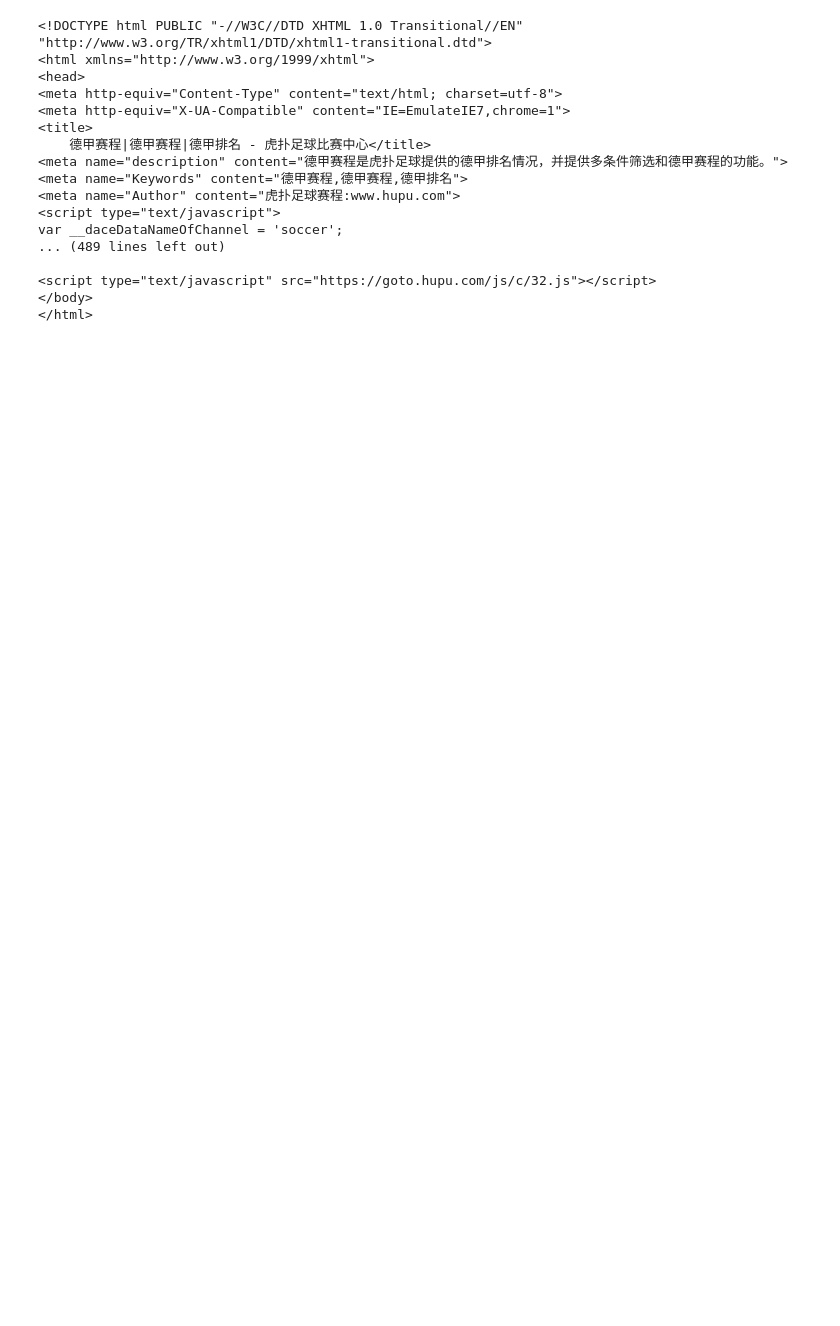
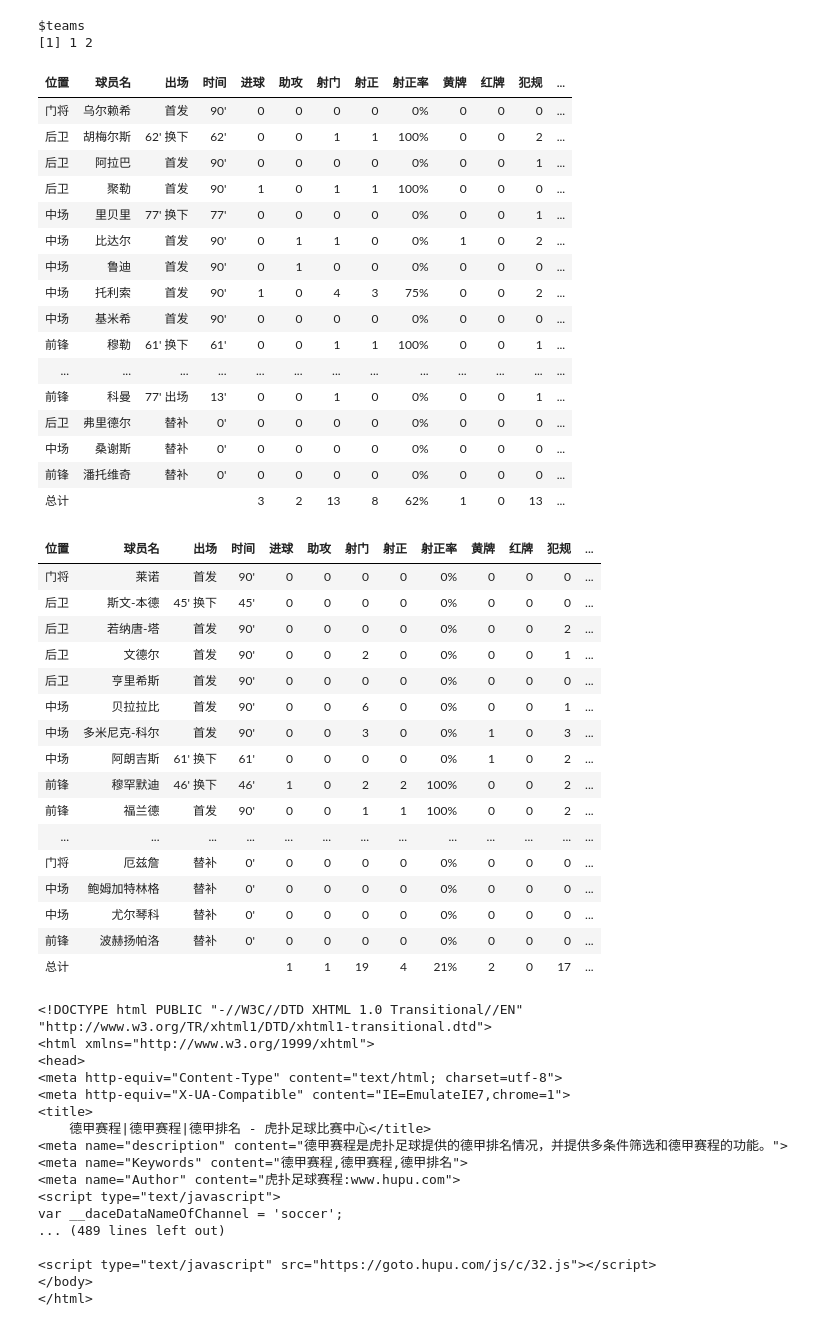
Before and after one commit to ghjan/ML, a Jupyter notebook: week5/football_1.ipynb, the cells around one changed output. Saved outputs shown, nothing was run; the diff lists cells and outputs as text; code cells hidden in the pictures; blank space fills up the shorter version.

```diff
--- a/week5/football_1.ipynb
+++ b/week5/football_1.ipynb
@@ -41,3 +157,48 @@ $`NULL`
+# %%
+data_season <- list()
+data_season$teams <- c(1,2)
+data_season
+# %% [output]
+$teams
+[1] 1 2
+# %%
+home
+away
+# %% [output]
+| 位置 | 球员名 | 出场 | 时间 | 进球 | 助攻 | 射门 | 射正 | 射正率 | 黄牌 | 红牌 | 犯规 | ... |
+| 门将 | 乌尔赖希 | 首发 | 90' | 0 | 0 | 0 | 0 | 0% | 0 | 0 | 0 | ... |
+| 后卫 | 胡梅尔斯 | 62' 换下 | 62' | 0 | 0 | 1 | 1 | 100% | 0 | 0 | 2 | ... |
+| 后卫 | 阿拉巴 | 首发 | 90' | 0 | 0 | 0 | 0 | 0% | 0 | 0 | 1 | ... |
+| 后卫 | 聚勒 | 首发 | 90' | 1 | 0 | 1 | 1 | 100% | 0 | 0 | 0 | ... |
+| 中场 | 里贝里 | 77' 换下 | 77' | 0 | 0 | 0 | 0 | 0% | 0 | 0 | 1 | ... |
+| 中场 | 比达尔 | 首发 | 90' | 0 | 1 | 1 | 0 | 0% | 1 | 0 | 2 | ... |
+| 中场 | 鲁迪 | 首发 | 90' | 0 | 1 | 0 | 0 | 0% | 0 | 0 | 0 | ... |
+| 中场 | 托利索 | 首发 | 90' | 1 | 0 | 4 | 3 | 75% | 0 | 0 | 2 | ... |
+| 中场 | 基米希 | 首发 | 90' | 0 | 0 | 0 | 0 | 0% | 0 | 0 | 0 | ... |
+| 前锋 | 穆勒 | 61' 换下 | 61' | 0 | 0 | 1 | 1 | 100% | 0 | 0 | 1 | ... |
+| ... | ... | ... | ... | ... | ... | ... | ... | ... | ... | ... | ... | ... |
+| 前锋 | 科曼 | 77' 出场 | 13' | 0 | 0 | 1 | 0 | 0% | 0 | 0 | 1 | ... |
+| 后卫 | 弗里德尔 | 替补 | 0' | 0 | 0 | 0 | 0 | 0% | 0 | 0 | 0 | ... |
+| 中场 | 桑谢斯 | 替补 | 0' | 0 | 0 | 0 | 0 | 0% | 0 | 0 | 0 | ... |
+| 前锋 | 潘托维奇 | 替补 | 0' | 0 | 0 | 0 | 0 | 0% | 0 | 0 | 0 | ... |
+| 总计 |  |  |  | 3 | 2 | 13 | 8 | 62% | 1 | 0 | 13 | ... |
+| 位置 | 球员名 | 出场 | 时间 | 进球 | 助攻 | 射门 | 射正 | 射正率 | 黄牌 | 红牌 | 犯规 | ... |
+| 门将 | 莱诺 | 首发 | 90' | 0 | 0 | 0 | 0 | 0% | 0 | 0 | 0 | ... |
+| 后卫 | 斯文-本德 | 45' 换下 | 45' | 0 | 0 | 0 | 0 | 0% | 0 | 0 | 0 | ... |
+| 后卫 | 若纳唐-塔 | 首发 | 90' | 0 | 0 | 0 | 0 | 0% | 0 | 0 | 2 | ... |
+| 后卫 | 文德尔 | 首发 | 90' | 0 | 0 | 2 | 0 | 0% | 0 | 0 | 1 | ... |
+| 后卫 | 亨里希斯 | 首发 | 90' | 0 | 0 | 0 | 0 | 0% | 0 | 0 | 0 | ... |
+| 中场 | 贝拉拉比 | 首发 | 90' | 0 | 0 | 6 | 0 | 0% | 0 | 0 | 1 | ... |
+| 中场 | 多米尼克-科尔 | 首发 | 90' | 0 | 0 | 3 | 0 | 0% | 1 | 0 | 3 | ... |
+| 中场 | 阿朗吉斯 | 61' 换下 | 61' | 0 | 0 | 0 | 0 | 0% | 1 | 0 | 2 | ... |
+| 前锋 | 穆罕默迪 | 46' 换下 | 46' | 1 | 0 | 2 | 2 | 100% | 0 | 0 | 2 | ... |
+| 前锋 | 福兰德 | 首发 | 90' | 0 | 0 | 1 | 1 | 100% | 0 | 0 | 2 | ... |
+| ... | ... | ... | ... | ... | ... | ... | ... | ... | ... | ... | ... | ... |
+| 门将 | 厄兹詹 | 替补 | 0' | 0 | 0 | 0 | 0 | 0% | 0 | 0 | 0 | ... |
+| 中场 | 鲍姆加特林格 | 替补 | 0' | 0 | 0 | 0 | 0 | 0% | 0 | 0 | 0 | ... |
+| 中场 | 尤尔琴科 | 替补 | 0' | 0 | 0 | 0 | 0 | 0% | 0 | 0 | 0 | ... |
+| 前锋 | 波赫扬帕洛 | 替补 | 0' | 0 | 0 | 0 | 0 | 0% | 0 | 0 | 0 | ... |
+| 总计 |  |  |  | 1 | 1 | 19 | 4 | 21% | 2 | 0 | 17 | ... |
 # %%
 url_germany <- sprintf('https://soccer.hupu.com/schedule/Germany.html')
 temp <- getURL(url_germany,encoding='utf-8')
```
Also changed, not shown: parts of 3 cells of this notebook, 11 other files.
